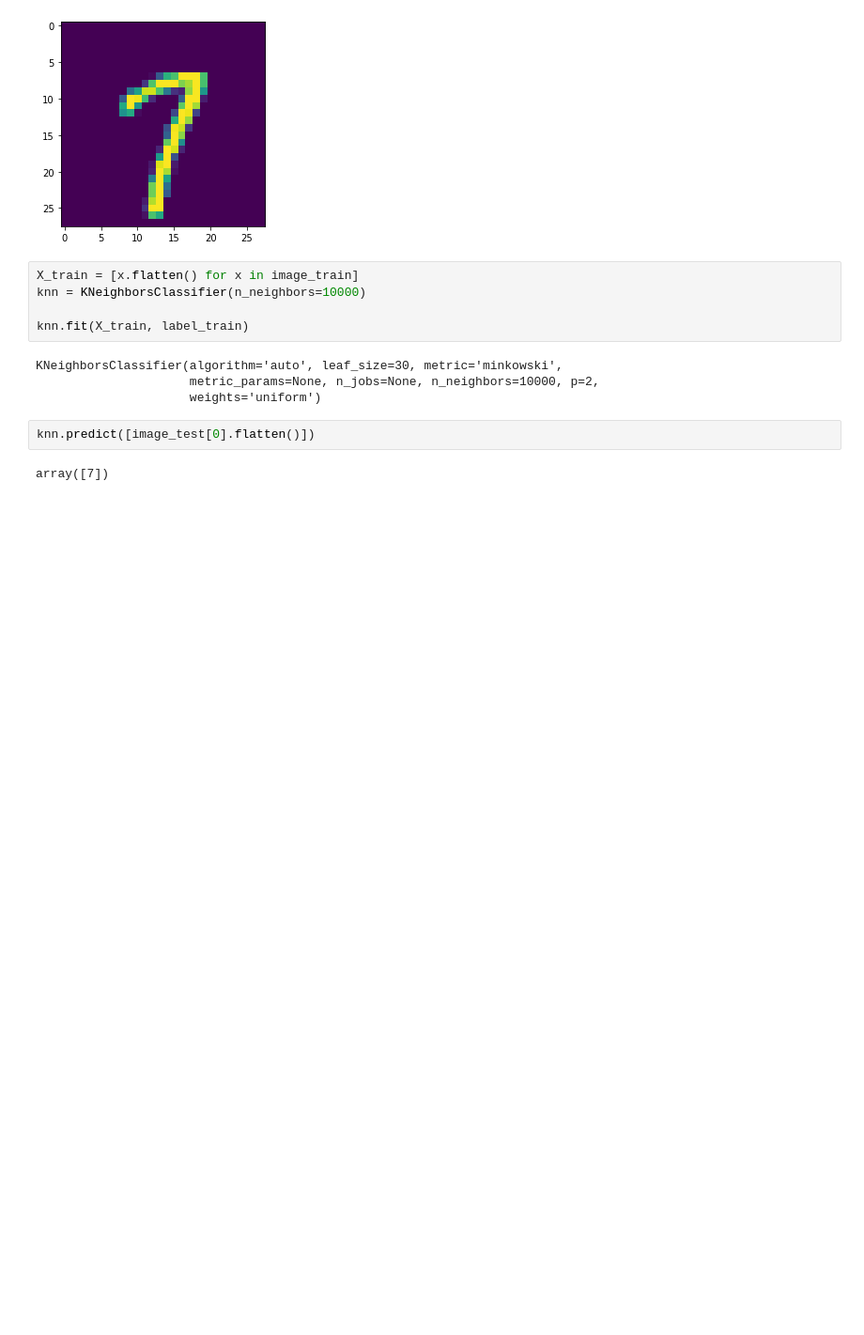
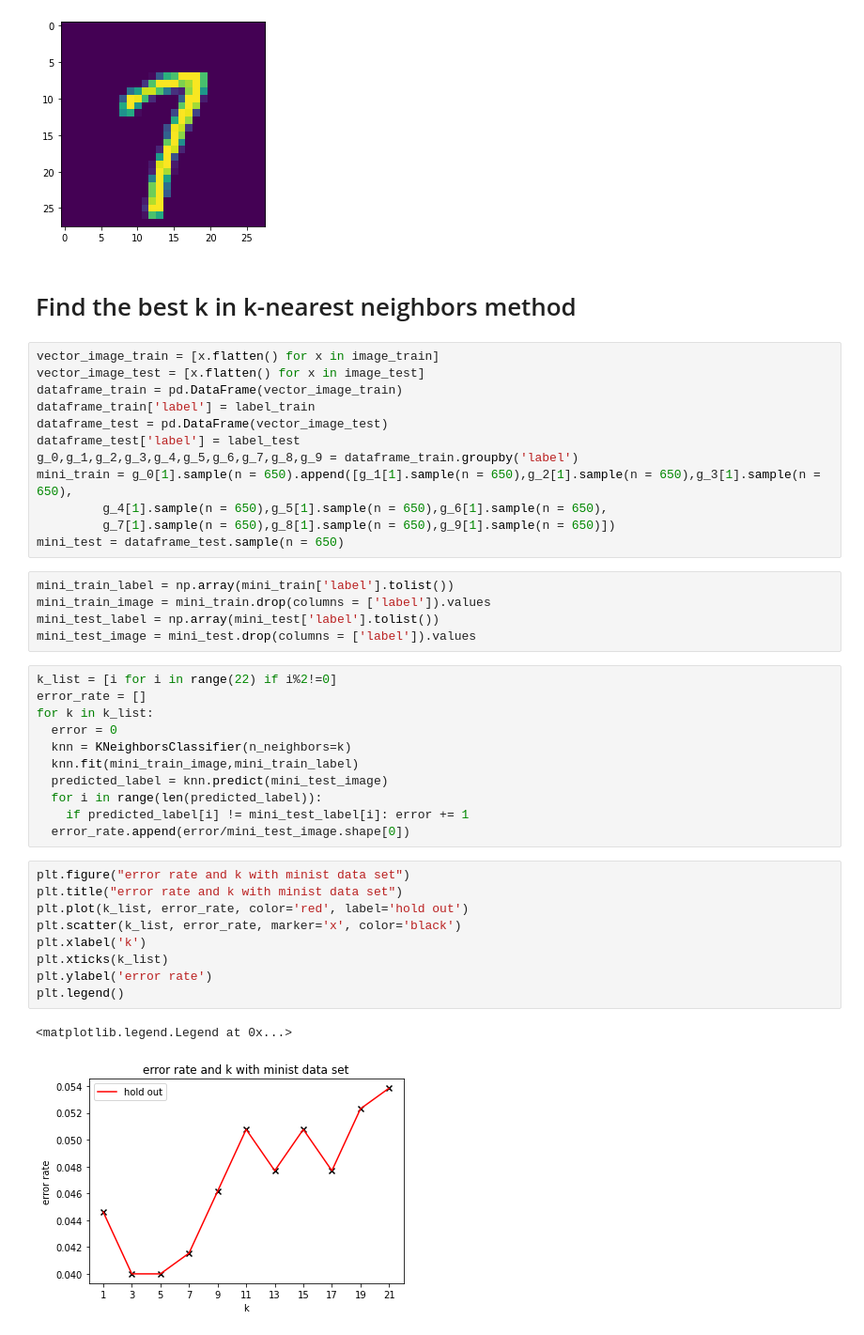
Before and after one commit to singwang-cn/The_first_pattern_recognition, a Jupyter notebook: ex5_2.ipynb, the cells around one changed output. Shown: that part at 94% size. Cells and saved outputs as stored; diff of their text form; blank space fills up the shorter version.

```diff
--- a/ex5_2.ipynb
+++ b/ex5_2.ipynb
@@ -77,16 +78,45 @@ plt.imshow(image_test[666])
 # %% [output]
 <matplotlib.image.AxesImage at 0x...>
 [figure]
-# %%
-X_train = [x.flatten() for x in image_train]
-knn = KNeighborsClassifier(n_neighbors=10000)
-
-knn.fit(X_train, label_train)
-# %% [output]
-KNeighborsClassifier(algorithm='auto', leaf_size=30, metric='minkowski',
-                     metric_params=None, n_jobs=None, n_neighbors=10000, p=2,
-                     weights='uniform')
-# %%
-knn.predict([image_test[0].flatten()])
-# %% [output]
-array([7])
+# %% [markdown]
+# Find the best k in k-nearest neighbors method
+# %%
+vector_image_train = [x.flatten() for x in image_train]
+vector_image_test = [x.flatten() for x in image_test]
+dataframe_train = pd.DataFrame(vector_image_train)
+dataframe_train['label'] = label_train
+dataframe_test = pd.DataFrame(vector_image_test)
+dataframe_test['label'] = label_test
+g_0,g_1,g_2,g_3,g_4,g_5,g_6,g_7,g_8,g_9 = dataframe_train.groupby('label')
+mini_train = g_0[1].sample(n = 650).append([g_1[1].sample(n = 650),g_2[1].sample(n = 650),g_3[1].sample(n = 650),
+         g_4[1].sample(n = 650),g_5[1].sample(n = 650),g_6[1].sample(n = 650),
+         g_7[1].sample(n = 650),g_8[1].sample(n = 650),g_9[1].sample(n = 650)])
+mini_test = dataframe_test.sample(n = 650)
+# %%
+mini_train_label = np.array(mini_train['label'].tolist())
+mini_train_image = mini_train.drop(columns = ['label']).values
+mini_test_label = np.array(mini_test['label'].tolist())
+mini_test_image = mini_test.drop(columns = ['label']).values
+# %%
+k_list = [i for i in range(22) if i%2!=0]
+error_rate = []
+for k in k_list:
+  error = 0
+  knn = KNeighborsClassifier(n_neighbors=k)
+  knn.fit(mini_train_image,mini_train_label)
+  predicted_label = knn.predict(mini_test_image)
+  for i in range(len(predicted_label)):
+    if predicted_label[i] != mini_test_label[i]: error += 1
+  error_rate.append(error/mini_test_image.shape[0])
+# %%
+plt.figure("error rate and k with minist data set")
+plt.title("error rate and k with minist data set")
+plt.plot(k_list, error_rate, color='red', label='hold out')
+plt.scatter(k_list, error_rate, marker='x', color='black')
+plt.xlabel('k')
+plt.xticks(k_list)
+plt.ylabel('error rate')
+plt.legend()
+# %% [output]
+<matplotlib.legend.Legend at 0x...>
+[figure, added]
```
Also changed, not shown: parts of 10 cells of this notebook.
